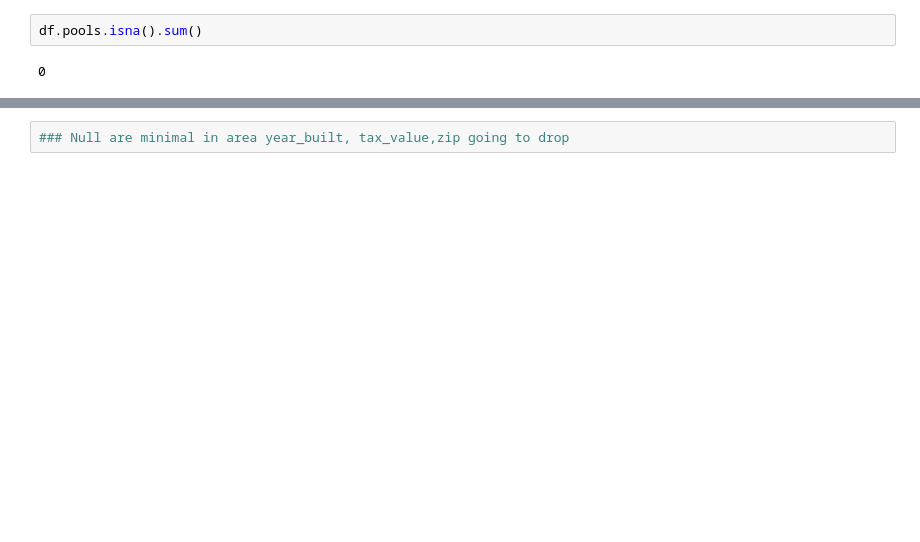
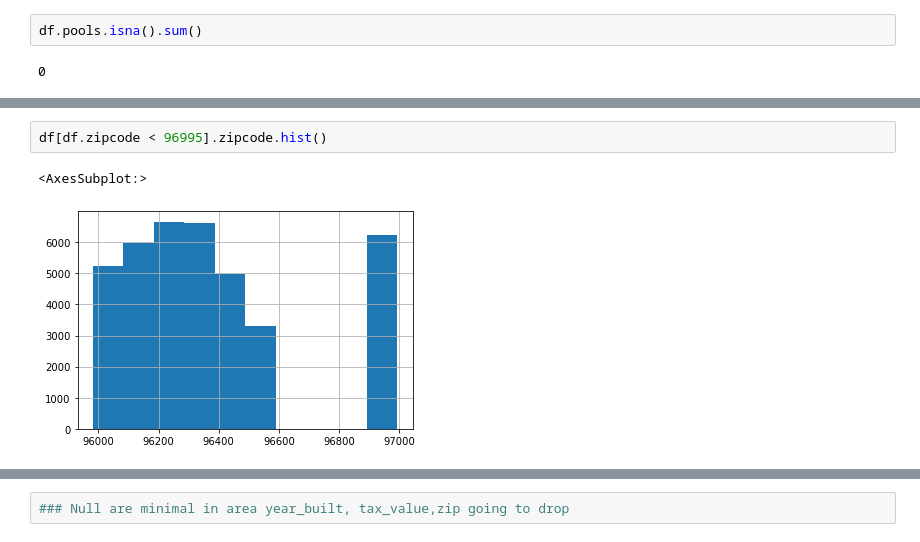
Before and after one commit to kanieladenis/zillow_regression_project, a Jupyter notebook: zillow_regression_project_working.ipynb, the cells around one changed output, grey strips where cells are left out. Drawn from its saved outputs; the diff is of its cells as text; blank space fills up the shorter version.

```diff
--- a/zillow_regression_project_working.ipynb
+++ b/zillow_regression_project_working.ipynb
@@ -374,0 +414,5 @@ df.pools.isna().sum()
+# %%
+df[df.zipcode < 96995].zipcode.hist()
+# %% [output]
+<AxesSubplot:>
+[figure, added]
```
Also changed, not shown: parts of 36 cells of this notebook.
